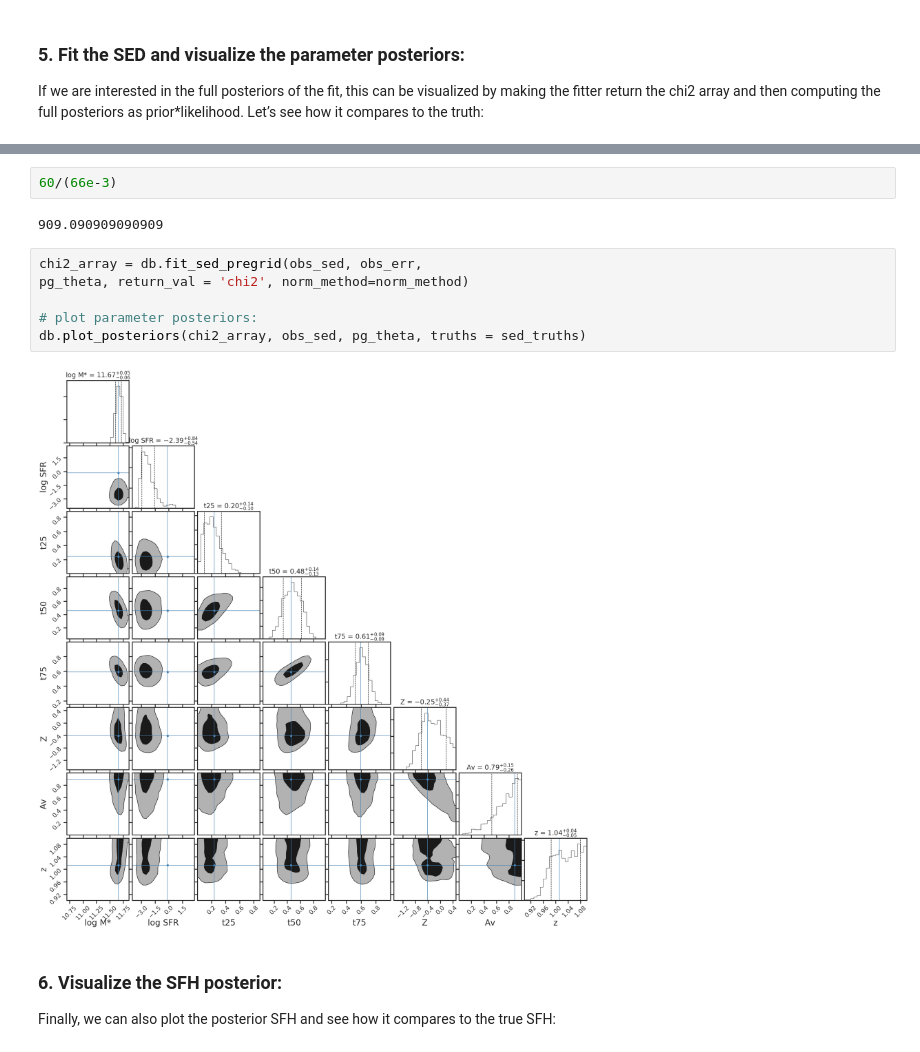
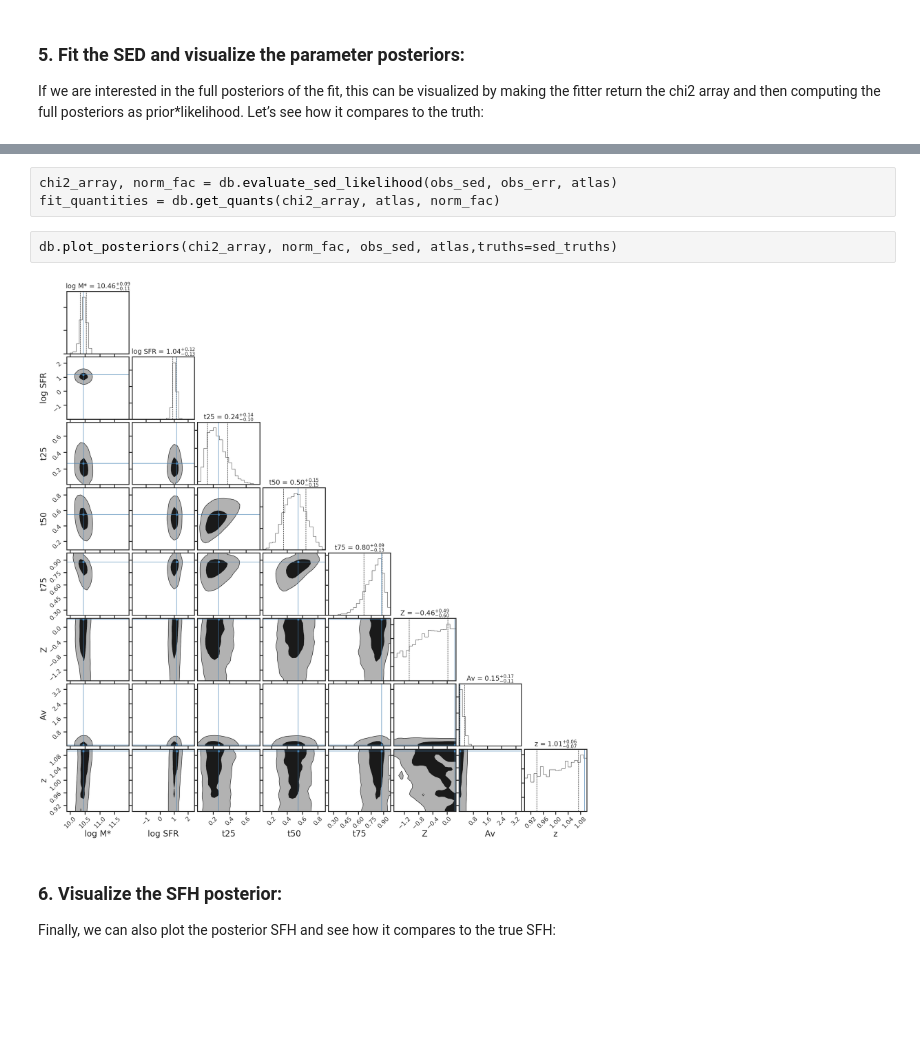
Before and after one commit to kartheikiyer/dense_basis, a Jupyter notebook: docs/tutorials/getting_started.ipynb, the cells around one changed output, grey strips where cells are left out. Cells and saved outputs as stored; diff of their text form; blank space fills up the shorter version.

```diff
--- a/docs/tutorials/getting_started.ipynb
+++ b/docs/tutorials/getting_started.ipynb
@@ -112,15 +99,10 @@ If we are interested in the full posteriors of the fit, this can be visualized b
-# %%
-60/(66e-3)
-# %% [output]
-909.090909090909
-# %%
-chi2_array = db.fit_sed_pregrid(obs_sed, obs_err,
-pg_theta, return_val = 'chi2', norm_method=norm_method)
-
-# plot parameter posteriors:
-db.plot_posteriors(chi2_array, obs_sed, pg_theta, truths = sed_truths)
-# %% [output]
-[figure, removed]
+# %%
+chi2_array, norm_fac = db.evaluate_sed_likelihood(obs_sed, obs_err, atlas)
+fit_quantities = db.get_quants(chi2_array, atlas, norm_fac)
+# %%
+db.plot_posteriors(chi2_array, norm_fac, obs_sed, atlas,truths=sed_truths)
+# %% [output]
+[figure, added]
 # %% [markdown]
 ### 6. Visualize the SFH posterior:
 
```
Also changed, not shown: parts of 10 cells of this notebook, 38 other files.
